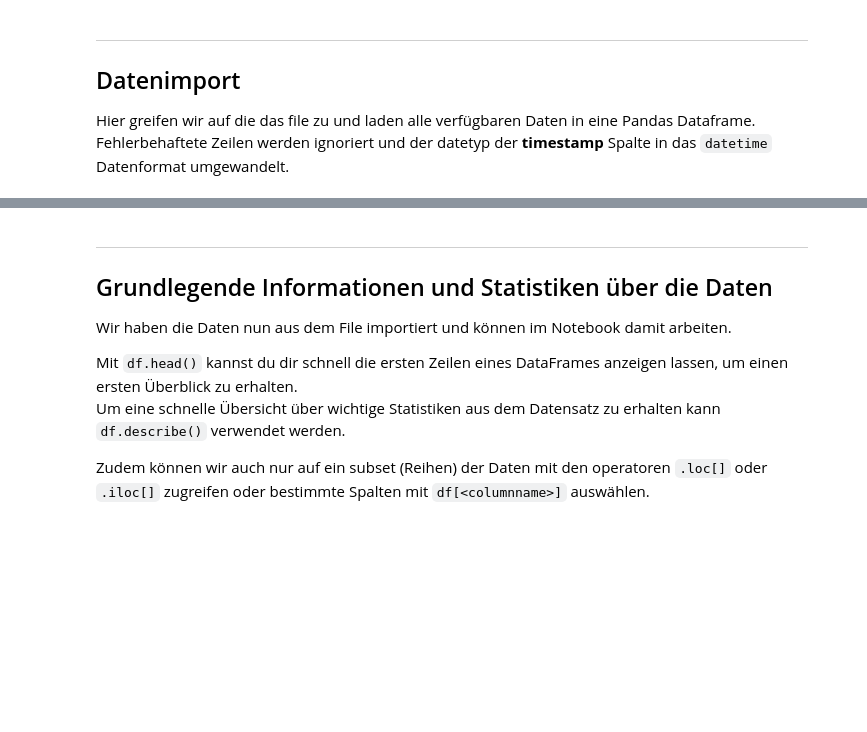
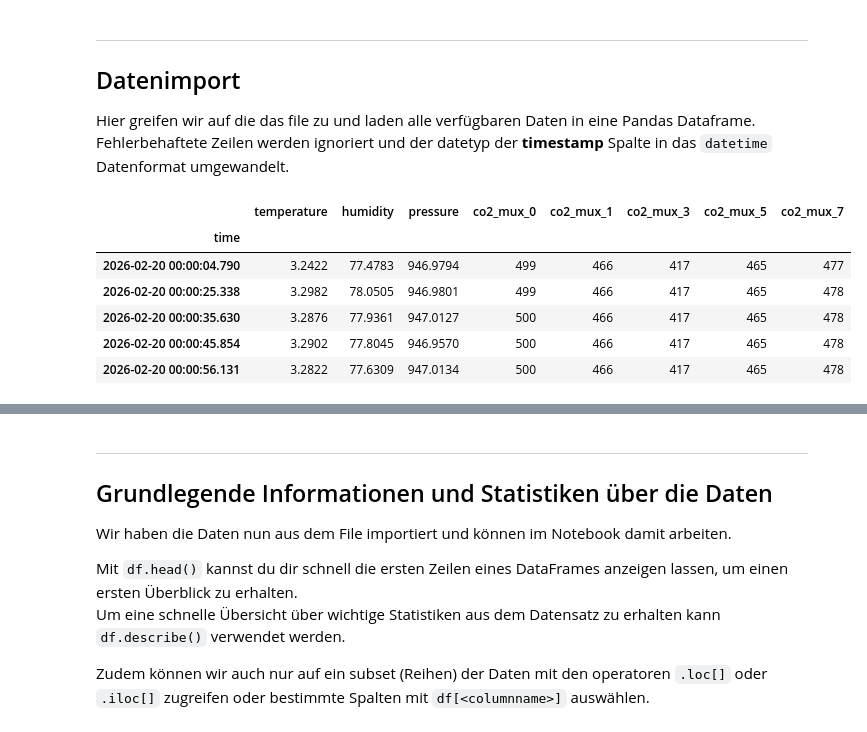
Before and after one commit to tum-esm/HES-Praktikum, a Jupyter notebook: notebooks/analysis_notebook.ipynb, the cells around one changed output, grey strips where cells are left out. Cells and saved outputs as stored; diff of their text form; code cells hidden in the pictures; blank space fills up the shorter version.

```diff
--- a/notebooks/analysis_notebook.ipynb
+++ b/notebooks/analysis_notebook.ipynb
@@ -22,21 +22,29 @@ import matplotlib.pyplot as plt
 Hier greifen wir auf die das file zu und laden alle verfügbaren Daten in eine Pandas Dataframe. Fehlerbehaftete Zeilen werden ignoriert und der datetyp der **timestamp** Spalte in das `datetime` Datenformat umgewandelt.
 # %%
 # load data from json file
-filename = 'data/5CO2_data.json'
-sensor_data = pd.read_json(filename, lines=True)
+filename_data = 'data/example_data.json'
+sensor_data = pd.read_json(filename_data, lines=True)
 
 # Convert timestamp to datetime format and set it as index
 sensor_data['time'] = pd.to_datetime(sensor_data['timestamp'], errors='coerce')
 
 # Drop rows where conversion failed (NaT values) and timestamp column
 sensor_data = sensor_data.drop(columns=['timestamp'])
 sensor_data = sensor_data.dropna(subset=['time'])
 
 # set datetime index and sort
 sensor_data.set_index('time', inplace=True)
 sensor_data = sensor_data.sort_index()
 
 sensor_data.head()
+# %% [output]
+|  | temperature | humidity | pressure | co2_mux_0 | co2_mux_1 | co2_mux_3 | co2_mux_5 | co2_mux_7 |
+| time |  |  |  |  |  |  |  |  |
+| 2026-02-20 00:00:04.790 | 3.2422 | 77.4783 | 946.9794 | 499 | 466 | 417 | 465 | 477 |
+| 2026-02-20 00:00:25.338 | 3.2982 | 78.0505 | 946.9801 | 499 | 466 | 417 | 465 | 478 |
+| 2026-02-20 00:00:35.630 | 3.2876 | 77.9361 | 947.0127 | 500 | 466 | 417 | 465 | 478 |
+| 2026-02-20 00:00:45.854 | 3.2902 | 77.8045 | 946.9570 | 500 | 466 | 417 | 465 | 478 |
+| 2026-02-20 00:00:56.131 | 3.2822 | 77.6309 | 947.0134 | 500 | 466 | 417 | 465 | 478 |
 # %%
 # print datatypes of the columns
 sensor_data.info()
```
Also changed, not shown: parts of 7 cells of this notebook, 3 other files.
